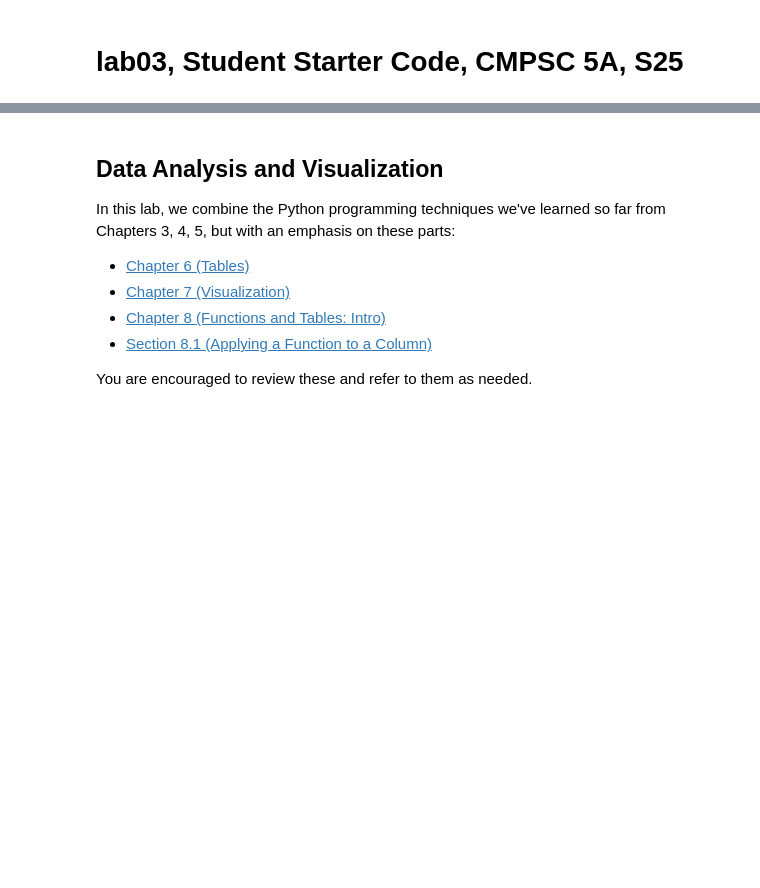
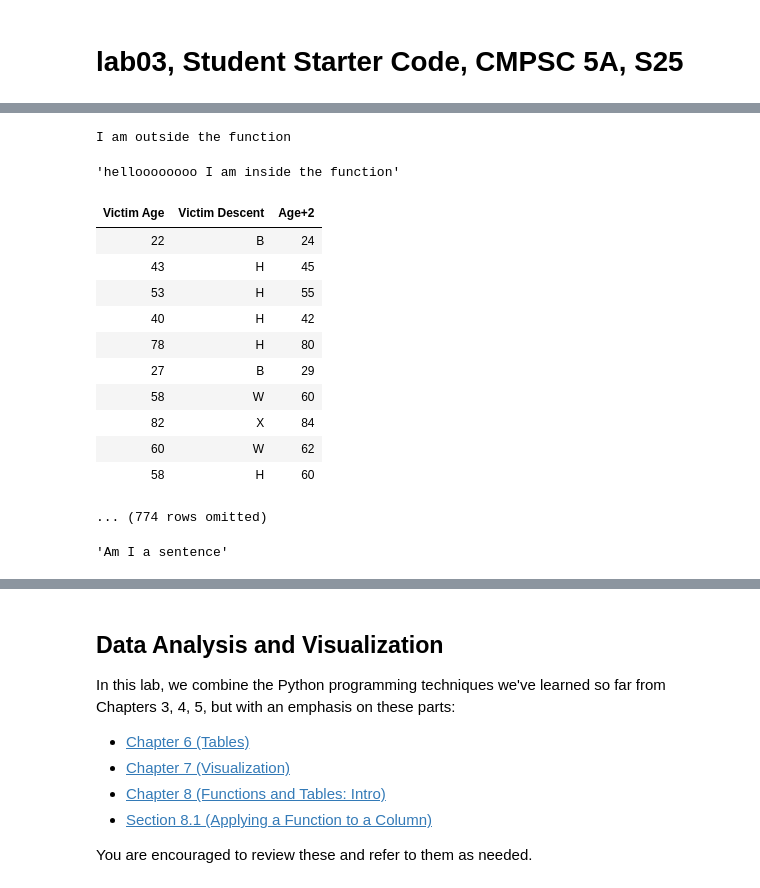
Before and after one commit to ucsb-ds/cmpsc5a-s25-students, a Jupyter notebook: labs/lab03/lab03.ipynb, the cells around one changed output, grey strips where cells are left out. Saved outputs shown, nothing was run; the diff lists cells and outputs as text; code cells hidden in the pictures; blank space fills up the shorter version.

```diff
--- a/labs/lab03/lab03.ipynb
+++ b/labs/lab03/lab03.ipynb
@@ -11,0 +29,9 @@ import matplotlib.pyplot as plots
+# %%
+def function1(a,b,):
+    final_value = a+b+c
+    return final_value
+
+
+print("I am outside the function")
+# %% [output]
+I am outside the function
@@ -11,0 +40,4 @@ import matplotlib.pyplot as plots
+# %%
+b
+# %% [output]
+'helloooooooo I am inside the function'
@@ -11,0 +46,18 @@ import matplotlib.pyplot as plots
+# %%
+a2=fatalAccidents.select('Victim Age','Victim Descent')
+# %%
+new_column = a2.apply(add_2,'Victim Age')
+a2.with_column('Age+2', new_column)
+# %% [output]
+| Victim Age | Victim Descent | Age+2 |
+| 22 | B | 24 |
+| 43 | H | 45 |
+| 53 | H | 55 |
+| 40 | H | 42 |
+| 78 | H | 80 |
+| 27 | B | 29 |
+| 58 | W | 60 |
+| 82 | X | 84 |
+| 60 | W | 62 |
+| 58 | H | 60 |
+... (774 rows omitted)
@@ -11,0 +69,4 @@ import matplotlib.pyplot as plots
+# %%
+add_2('')
+# %% [output]
+'Am I a sentence'
```
Also changed, not shown: parts of 12 cells of this notebook, 1 other file.
